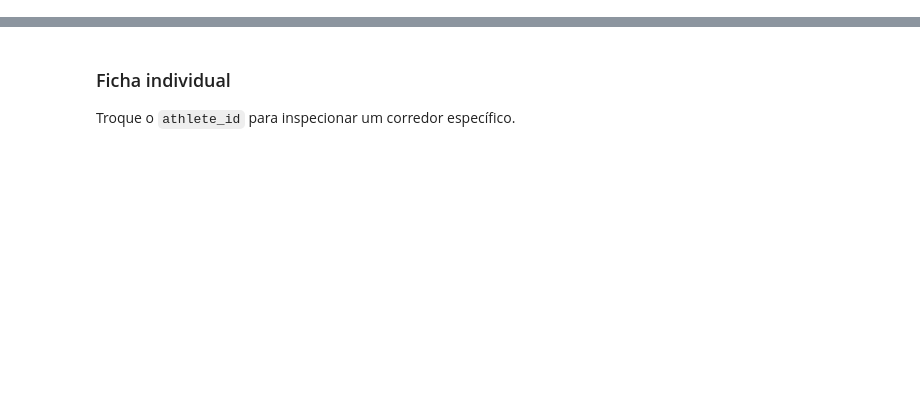
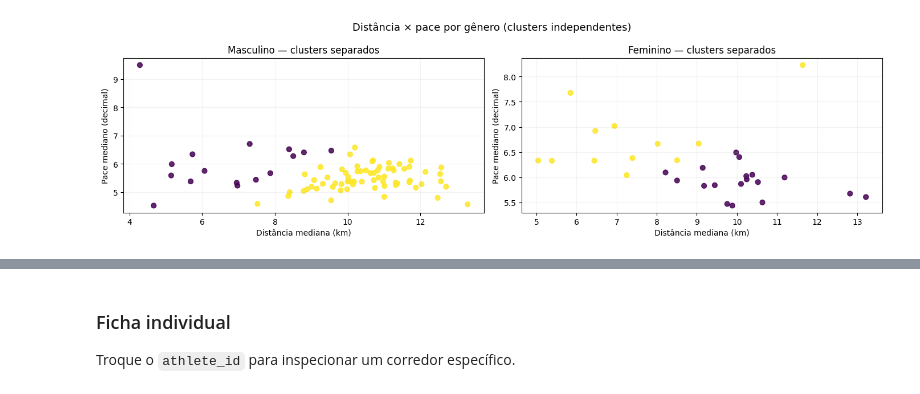
Before and after one commit to majutestoni/tcc-back, a Jupyter notebook: notebooks/categorizacao_corredores.ipynb, the cells around one changed output, grey strips where cells are left out. Cells and saved outputs as stored; diff of their text form; code cells hidden in the pictures; blank space fills up the shorter version.

```diff
--- a/notebooks/categorizacao_corredores.ipynb
+++ b/notebooks/categorizacao_corredores.ipynb
@@ -469,0 +220,9 @@ plt.show()
+# %%
+COMBINACAO_ESCOLHIDA = "distancia_pace"
+K_POR_GENERO = 2
+
+cfg = COMBINACOES[COMBINACAO_ESCOLHIDA]
+
+print("Comparação inicial (referência, sem separar gênero):")
+ref = resultados[COMBINACAO_ESCOLHIDA]
+print(f"  Silhouette: {ref.metricas['silhouette']:.4f} | clusters: 3")
@@ -469,0 +322,24 @@ plt.show()
+# %%
+fig, axes = plt.subplots(1, 2, figsize=(14, 4))
+
+for ax, genero in zip(axes, ["M", "F"]):
+    sub = perfil.filter(pl.col(COL_GENDER) == genero)
+    titulo = "Masculino" if genero == "M" else "Feminino"
+    ax.scatter(
+        (sub[COL_DISTANCE] / 1000).to_numpy(),
+        sub[COL_PACE].to_numpy(),
+        c=sub[COL_CLUSTER_CORREDOR].to_numpy(),
+        cmap="viridis",
+        alpha=0.85,
+        s=40,
+    )
+    ax.set_xlabel("Distância mediana (km)")
+    ax.set_ylabel("Pace mediano (decimal)")
+    ax.set_title(f"{titulo} — clusters separados")
+    ax.grid(alpha=0.15)
+
+fig.suptitle("Distância × pace por gênero (clusters independentes)", fontsize=13)
+plt.tight_layout()
+plt.show()
+# %% [output]
+[figure, added]
```
Also changed, not shown: parts of 45 cells of this notebook, 13 other files.
